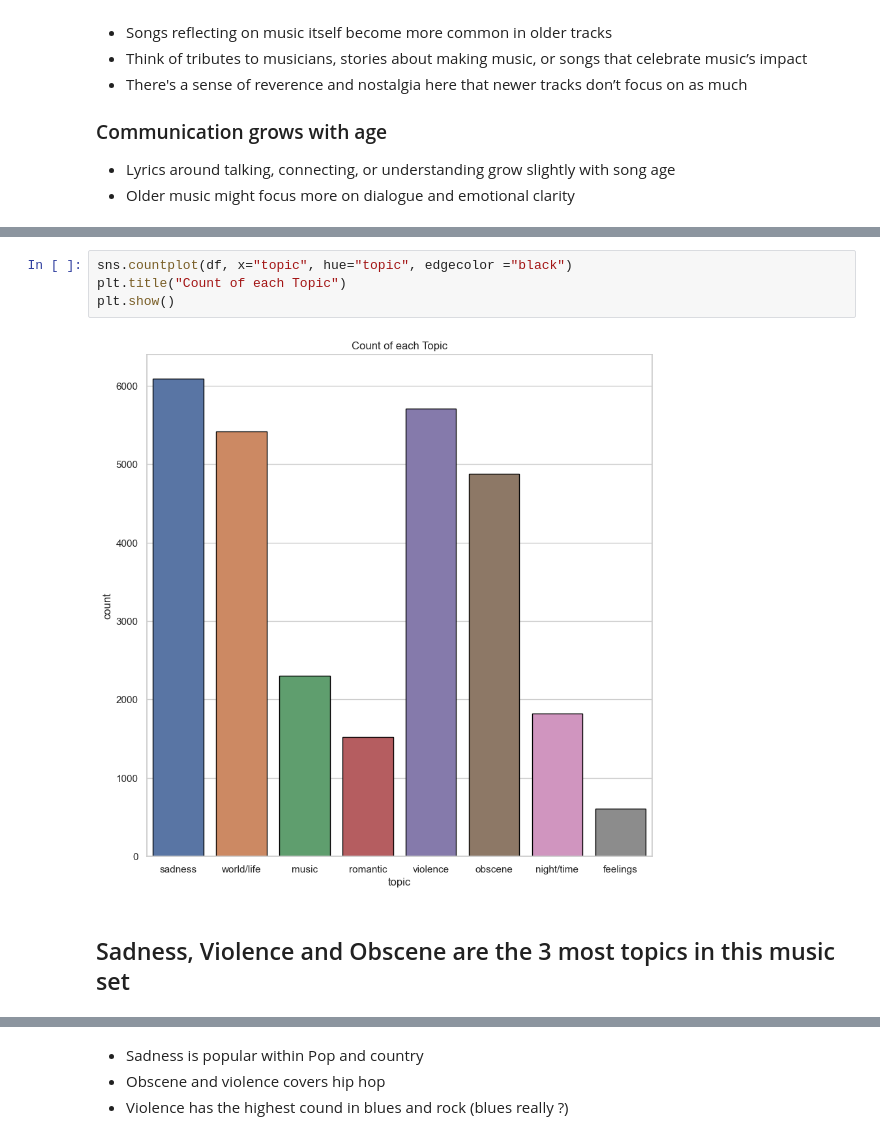
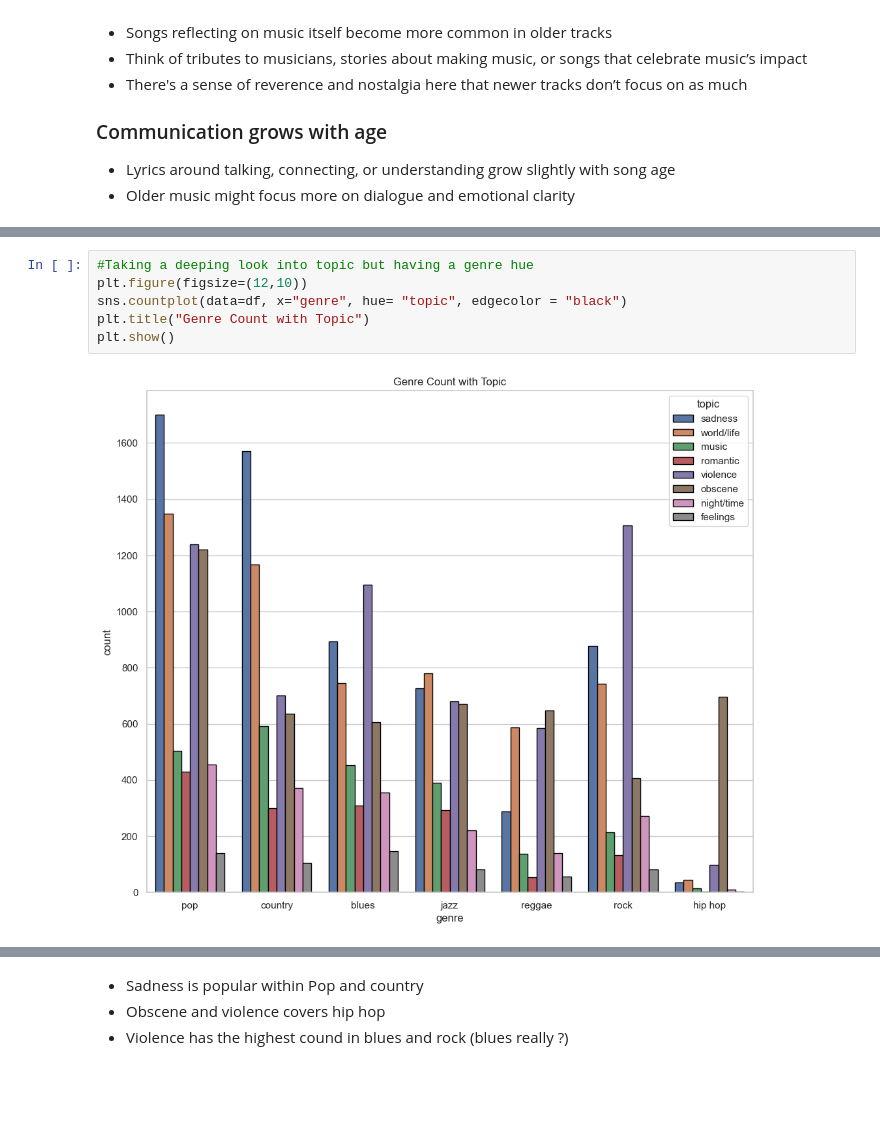
Before and after one commit to GClark89/MusicTrain, a Jupyter notebook: EDA.ipynb, the cells around one changed output, grey strips where cells are left out. Drawn from its saved outputs; the diff is of its cells as text; blank space fills up the shorter version.

```diff
--- a/EDA.ipynb
+++ b/EDA.ipynb
@@ -356,8 +372,8 @@ value_counts_topic
 # %%
-sns.countplot(df, x="topic", hue="topic", edgecolor ="black")
-plt.title("Count of each Topic")
+#Taking a deeping look into topic but having a genre hue
+plt.figure(figsize=(12,10))
+sns.countplot(data=df, x="genre", hue= "topic", edgecolor = "black")
+plt.title("Genre Count with Topic")
 plt.show()
 # %% [output]
-[figure, old version]
+[figure, new version]
-# %% [markdown]
-## Sadness, Violence and Obscene are the 3 most topics in this music set
```
Also changed, not shown: parts of 16 cells of this notebook, 2 other files.
